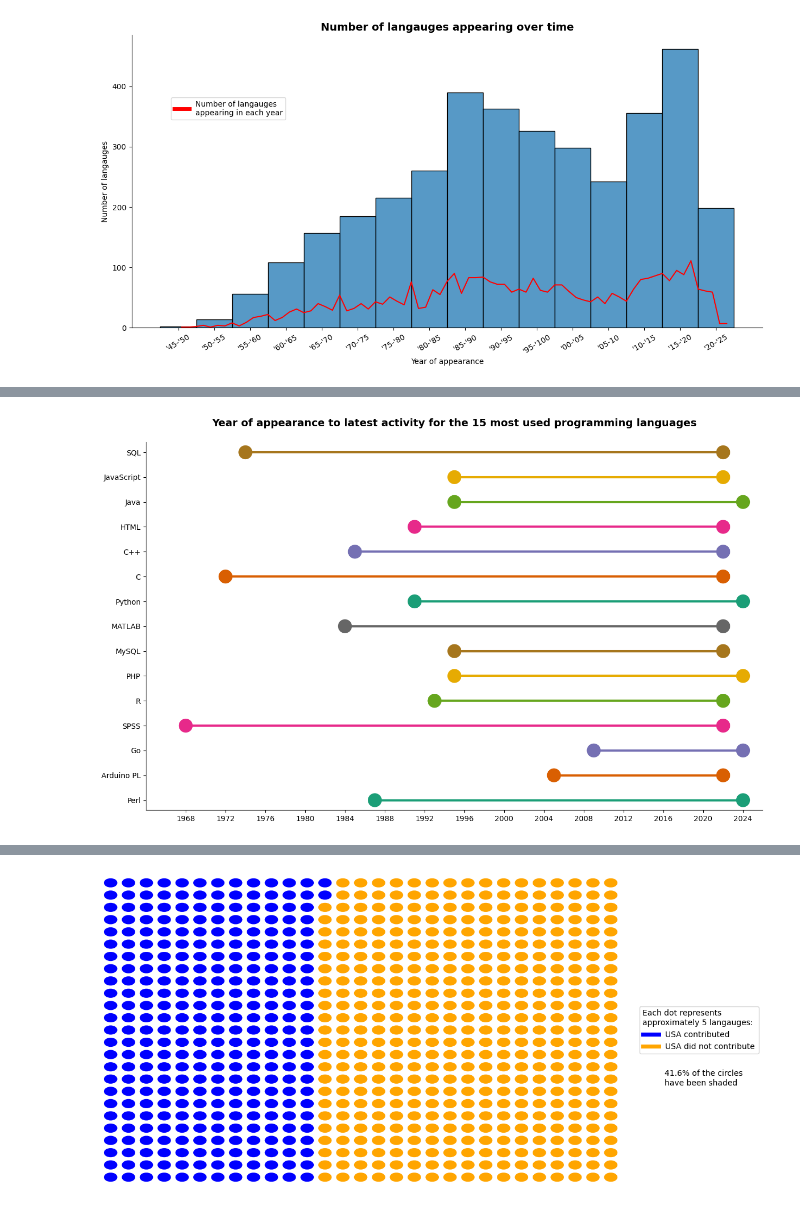
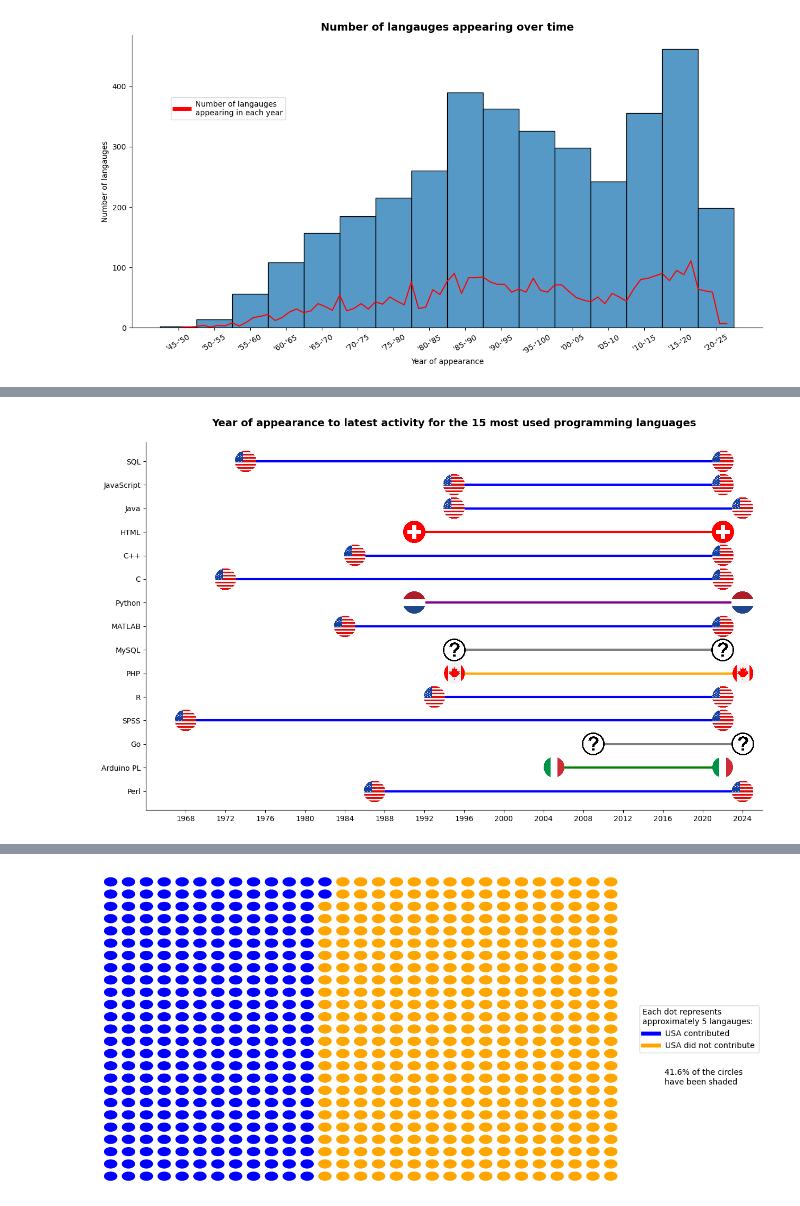
Before and after one commit to annaFlett/PLDB-Analysis, a Jupyter notebook: notebooks/languages.ipynb, the cells around one changed output, grey strips where cells are left out. Cells and saved outputs as stored; diff of their text form; code cells hidden in the pictures.

```diff
--- a/notebooks/languages.ipynb
+++ b/notebooks/languages.ipynb
@@ -98,13 +107,11 @@ This has greatly reduced the number of columns, down to 105, but there are still
 # %%
-print(df['id'].isnull().sum())
 df = df.replace(r"(^https://)|(^http://)",np.NaN,regex=True)
 null_counts2 = df.isnull().sum()
+sparse_cols2 = null_counts2[null_counts2 >= boundary].index.to_list()
 extra_cols_to_drop = ['latestVersion','isbndb','semanticScholar','latestMajorVersion','wikipedia_summary','description',
        'githubRepo_description', 'rijuRepl_description', 'githubLanguage_fileExtensions', 'leachim6_fileExtensions',
        'pygmentsHighlighter_fileExtensions', 'linguistGrammarRepo_example', 'wikipedia_example', 'leachim6_example','example','domainName',
-       'leachim6_filepath','fileType']
-sparse_cols2 = null_counts2[null_counts2 >= five_percent].index.to_list()
+       'leachim6_filepath','fileType','tiobe','hasMultiLineComments']
 df.drop(columns= [*sparse_cols2, *extra_cols_to_drop],inplace=True)
-df
-print(df['id'].isnull().sum())
+df.head()
 # %% [output]
@@ -169,9 +174,6 @@ Now we are left with 77 columns containing infomation we have a way to compare a
 # %%
-boolColumns = ['hasComments', 'hasLineComments', 'hasPrintDebugging', 'hasSemanticIndentation', 'hasStrings',
-               'isFinished', 'isLanguage','isOpenSource','isSelfHosted','usesSemanticVersioning']
-df[boolColumns] = df[boolColumns].astype(bool)
 creator_list = [f"creator{x}" for x in np.arange(0,13)]
-df[creator_list] = df['creators'].str.split(pat=' and ',n=12,expand=True)
+df[creator_list] = df['creators'].str.split(pat=' and ',n=12,expand=True).fillna(value=np.nan)
 df.drop(columns=['creators'],inplace=True)
 df
 # %% [output]
@@ -205 +195,3 @@ See the caveats in the documentation: https://pandas.pydata.org/pandas-docs/stab
+# %%
+df['stringToken'] = df['stringToken'].replace("\'\\\"\'",'"')
 # %% [markdown]
@@ -369,19 +375,30 @@ note when a lot of the popular langauges first started to appear, and the fact t
+# %%
+most_used_df = df.nlargest(15,'numberOfUsersEstimate',keep='all')[::-1]
+labels = most_used_df['name'].to_list()
+start_dates = most_used_df['appeared'].to_list()
+end_dates = most_used_df['lastActivity'].to_list()
+country_of_origin = most_used_df['country'].to_list()
+images_raw = [plt.imread(f'../images/{path}.png') for path in ['canada','italy','netherlands','swiss','unknown','usa']]
+[can,ita,ned,sui,ukn,usa] = [mbox.OffsetImage(im, zoom = zoom)  for (im,zoom) in zip(images_raw,[0.04,0.11,0.06,0.12,0.03,0.037])]
+
+COUNTRY_IMAGES = dict([('United States',(usa,'blue')),("Italy",(ita,"green")),(np.nan,(ukn,'grey')),("Canada",(can,'orange')),("Switzerland",(sui,'red')),("Netherlands",(ned,'purple'))])
 # %%
 most_used_df = df.nlargest(15,'numberOfUsersEstimate',keep='all')[::-1]
 labels = most_used_df['name'].to_list()
 start_dates = most_used_df['appeared'].to_list()
 end_dates = most_used_df['lastActivity'].to_list()
 
 fig , ax = plt.subplots(figsize=(15,9))
-ax.set_xlim(1964,2026),ax.set_ylim(-1,36)
-ax.set_yticks(ticks = np.arange(0,37,2.5),labels=labels)
+ax.set_xlim(1964,2026),ax.set_ylim(-1,38)
+ax.set_yticks(ticks = np.arange(0,37,2.5) + 1,labels=labels)
 ax.set_xticks(ticks=np.arange(1968,2028,4))
 ax.spines[['right', 'top']].set_visible(False)
 ax.set_title("Year of appearance to latest activity for the 15 most used programming languages\n",**TITLE_FONT)
-for idx,(start,end,language) in enumerate(zip(start_dates,end_dates,labels)):
-    colour=COLOUR_SET[idx % 8]; height = idx*2.5
-    ax.add_patch(plt.Circle(xy=(start,height),radius=0.7,fc=colour))
-    ax.add_patch(plt.Circle(xy=(end,height),radius=0.7,fc=colour))
-    ax.add_line(plt.Line2D(np.linspace(start,end,10),[height],linewidth=3,color=colour))
+
+for idx,(start,end,language,country) in enumerate(zip(start_dates,end_dates,labels,country_of_origin)):
+    height = idx*2.5 + 1
+    ax.add_artist(mbox.AnnotationBbox(COUNTRY_IMAGES[country][0], (start, height), frameon=False))
+    ax.add_artist(mbox.AnnotationBbox(COUNTRY_IMAGES[country][0], (end, height), frameon=False))
+    ax.add_line(plt.Line2D(np.linspace(start,end,10),[height],linewidth=3,color=COUNTRY_IMAGES[country][1]))
 # %% [output]
-[figure, old version]
+[figure, new version]
```
Also changed, not shown: parts of 58 cells of this notebook.
